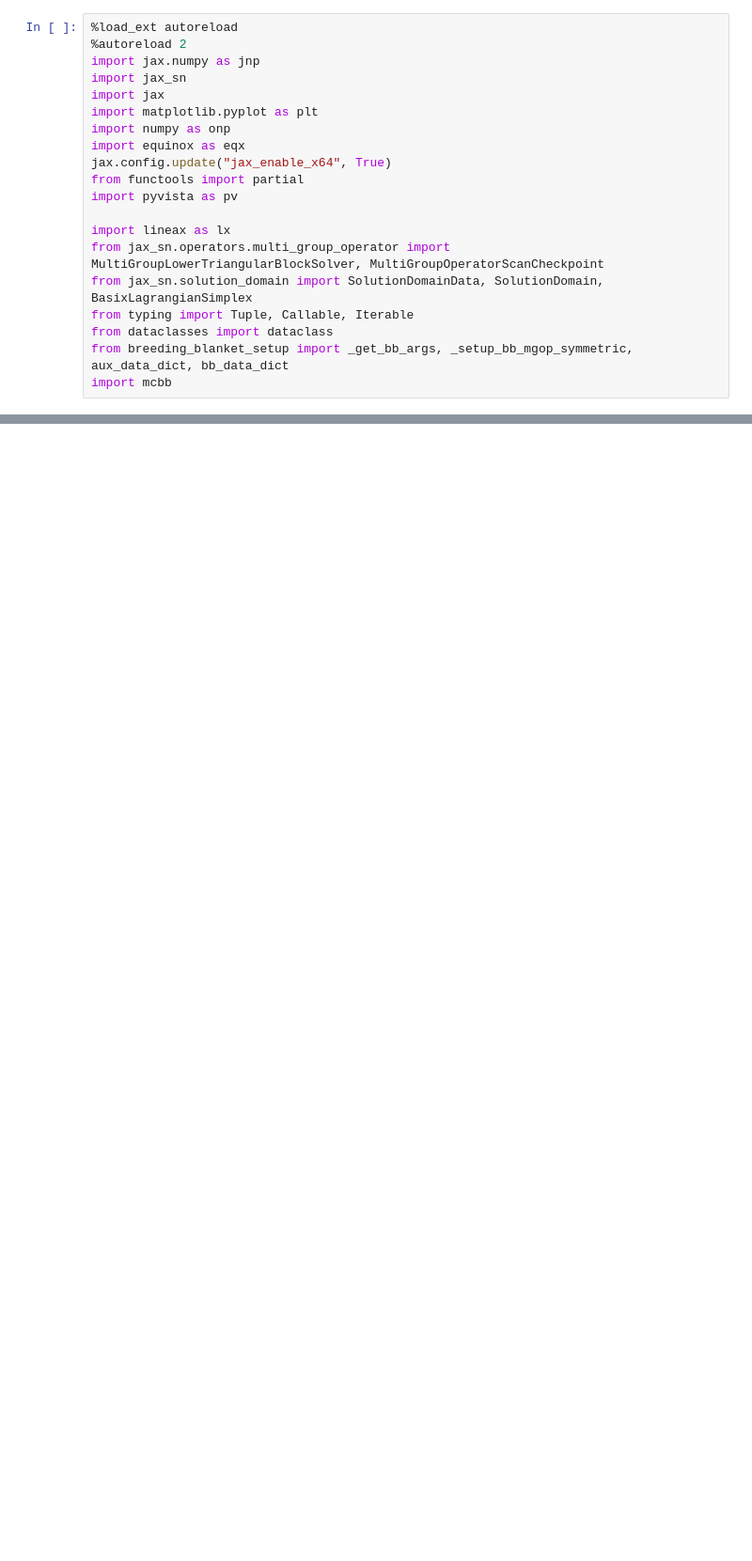
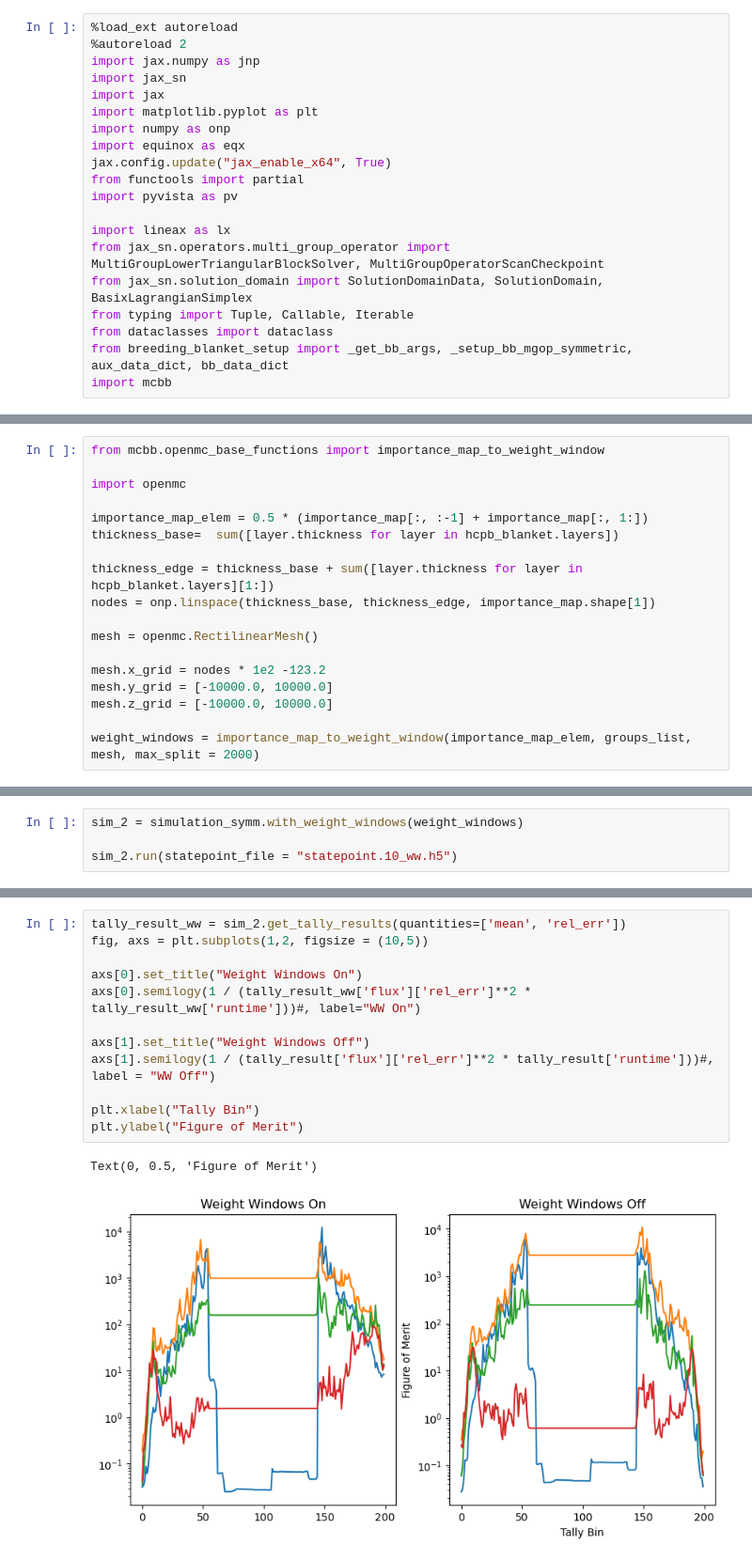
Before and after one commit to timobogaarts/jax-sn, a Jupyter notebook: examples/fw_cadis.ipynb, the cells around one changed output, grey strips where cells are left out. Shown at 94% size. Cells and saved outputs as stored; diff of their text form; blank space fills up the shorter version.

```diff
--- a/examples/fw_cadis.ipynb
+++ b/examples/fw_cadis.ipynb
@@ -87,0 +108,18 @@ AssertionError: Solution must be of shape ShapeDtypeStruct(shape=(150, 4), dtype
+# %%
+from mcbb.openmc_base_functions import importance_map_to_weight_window
+
+import openmc
+
+importance_map_elem = 0.5 * (importance_map[:, :-1] + importance_map[:, 1:])
+thickness_base=  sum([layer.thickness for layer in hcpb_blanket.layers])
+
+thickness_edge = thickness_base + sum([layer.thickness for layer in hcpb_blanket.layers][1:])
+nodes = onp.linspace(thickness_base, thickness_edge, importance_map.shape[1])
+
+mesh = openmc.RectilinearMesh()
+
+mesh.x_grid = nodes * 1e2 -123.2
+mesh.y_grid = [-10000.0, 10000.0]
+mesh.z_grid = [-10000.0, 10000.0]
+
+weight_windows = importance_map_to_weight_window(importance_map_elem, groups_list, mesh, max_split = 2000)
@@ -87,0 +128,4 @@ AssertionError: Solution must be of shape ShapeDtypeStruct(shape=(150, 4), dtype
+# %%
+sim_2 = simulation_symm.with_weight_windows(weight_windows)
+
+sim_2.run(statepoint_file = "statepoint.10_ww.h5")
@@ -87,0 +144,15 @@ AssertionError: Solution must be of shape ShapeDtypeStruct(shape=(150, 4), dtype
+# %%
+tally_result_ww = sim_2.get_tally_results(quantities=['mean', 'rel_err'])
+fig, axs = plt.subplots(1,2, figsize = (10,5))
+
+axs[0].set_title("Weight Windows On")
+axs[0].semilogy(1 / (tally_result_ww['flux']['rel_err']**2 * tally_result_ww['runtime']))#, label="WW On")
+
+axs[1].set_title("Weight Windows Off")
+axs[1].semilogy(1 / (tally_result['flux']['rel_err']**2 * tally_result['runtime']))#, label = "WW Off")
+
+plt.xlabel("Tally Bin")
+plt.ylabel("Figure of Merit")
+# %% [output]
+Text(0, 0.5, 'Figure of Merit')
+[figure, added]
```
Also changed, not shown: parts of 22 cells of this notebook.
